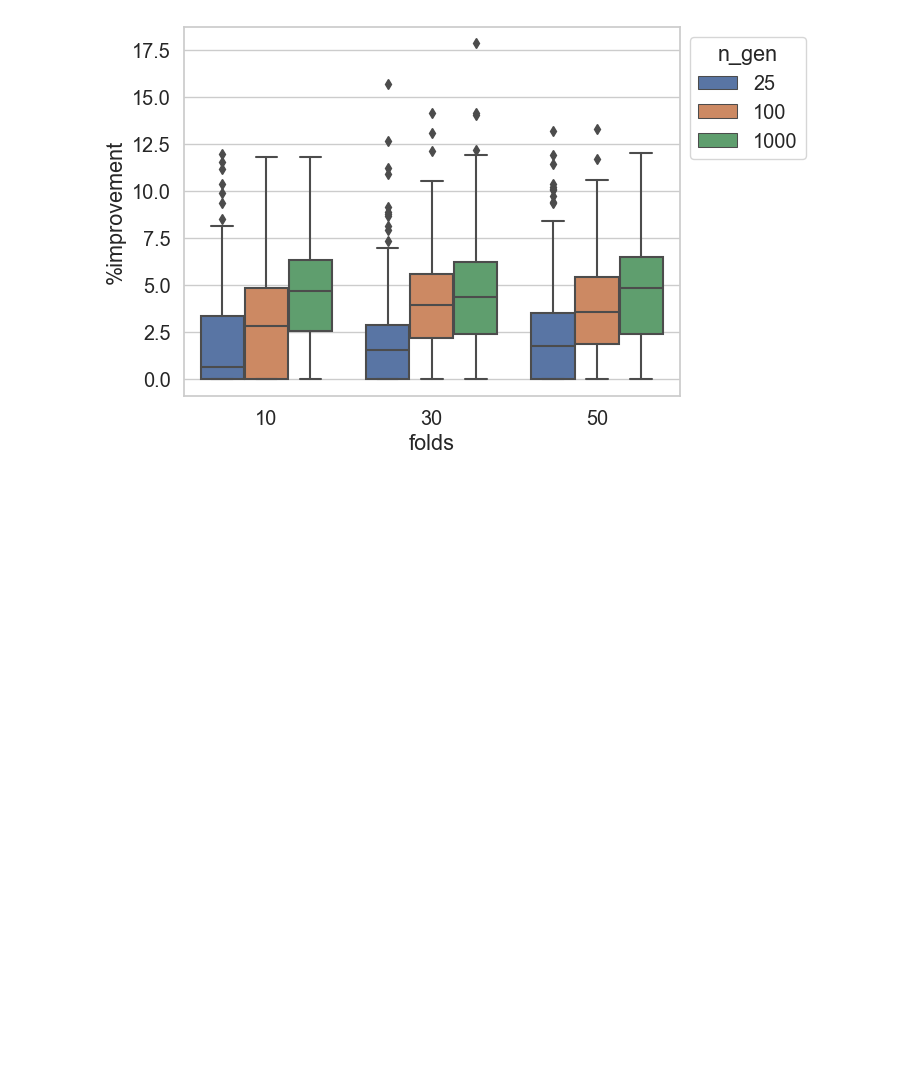
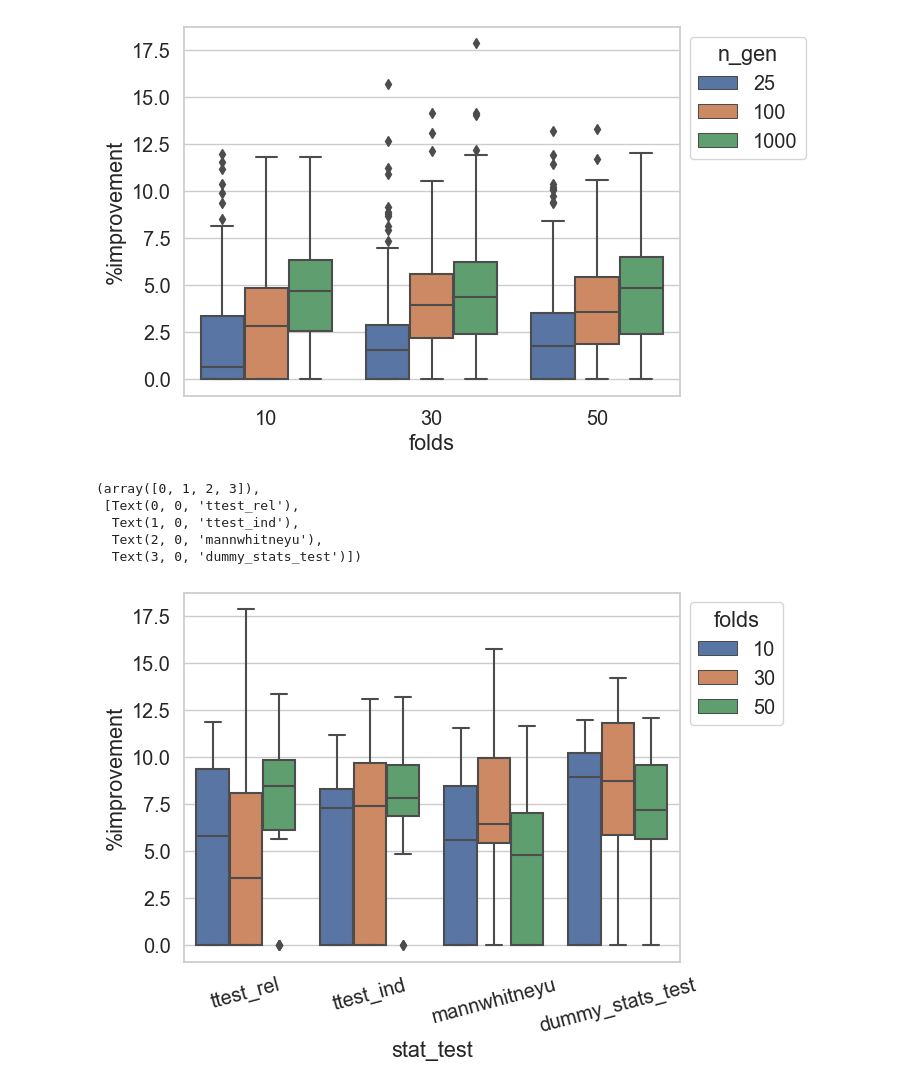
Before and after one commit to rcpsilva/StatisticalTestsForMachineLearningModels, a Jupyter notebook: experiments_2023_02_26.ipynb, the cells around one changed output. Drawn from its saved outputs; the diff is of its cells as text; code cells hidden in the pictures; blank space fills up the shorter version.

Commit message:
added results plots

```diff
--- a/experiments_2023_02_26.ipynb
+++ b/experiments_2023_02_26.ipynb
@@ -120,3 +132,17 @@ ax = sns.boxplot(data=df,y='%improvement',x='folds',hue='n_gen')
 sns.move_legend(ax, "upper left", bbox_to_anchor=(1, 1))
 # %% [output]
 [figure]
+# %%
+spambase = df[df['data_id']=='Spambase']
+# %%
+ax = sns.boxplot(data=spambase,y='%improvement',x='stat_test',hue='folds')
+sns.move_legend(ax, "upper left", bbox_to_anchor=(1, 1))
+degrees = 15 # Adjust according to one's preferences/needs
+plt.xticks(rotation=degrees)
+# %% [output]
+(array([0, 1, 2, 3]),
+ [Text(0, 0, 'ttest_rel'),
+  Text(1, 0, 'ttest_ind'),
+  Text(2, 0, 'mannwhitneyu'),
+  Text(3, 0, 'dummy_stats_test')])
+[figure, added]
```
Also changed, not shown: parts of 9 cells of this notebook, 2 other files.
